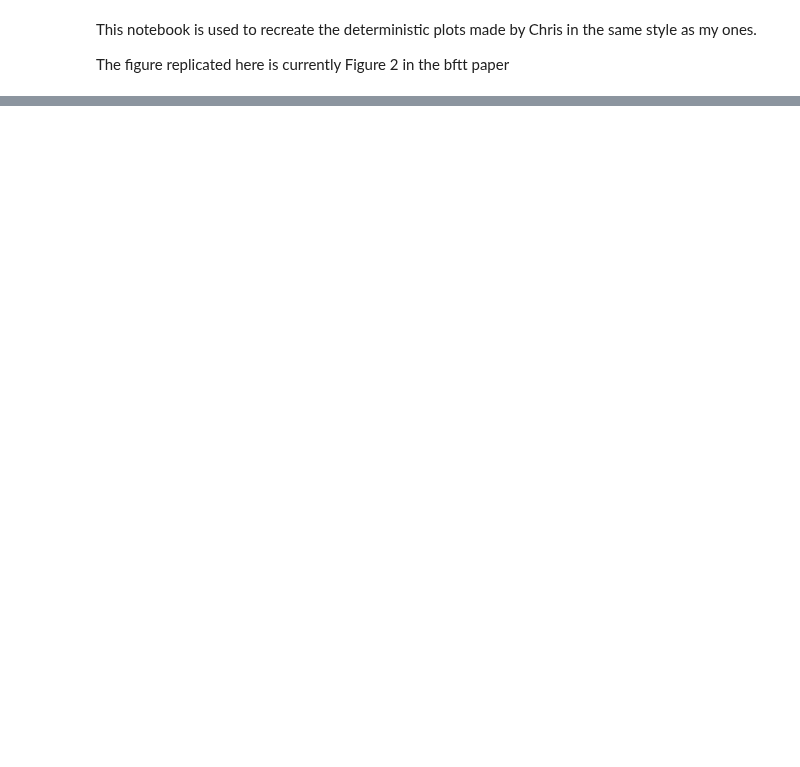
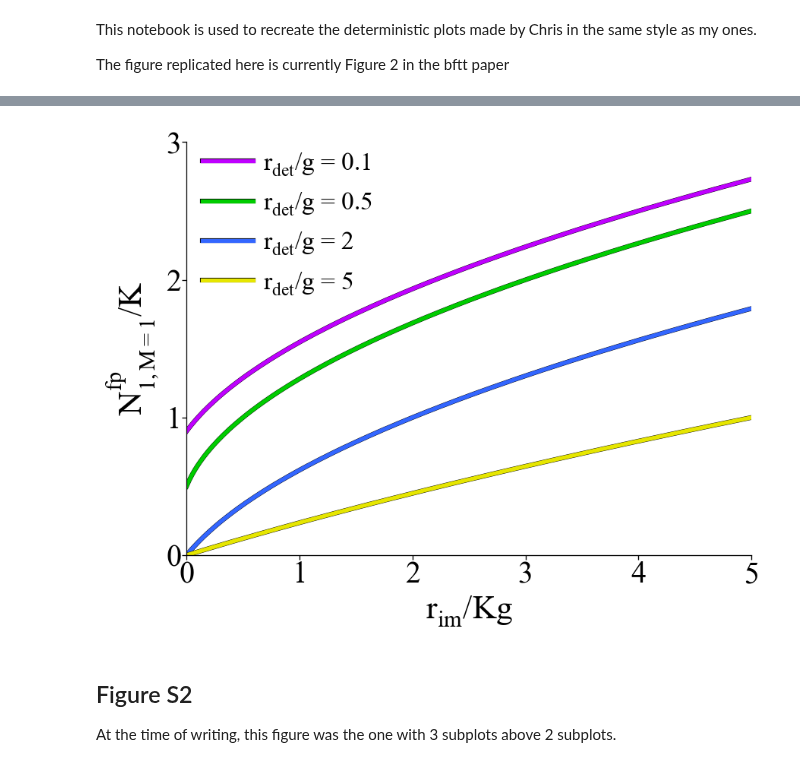
Before and after one commit to patricksinclair/multispecies_postprocessing, a Jupyter notebook: biofilm_threshold_theory/chris_figure_plotter.ipynb, the cells around one changed output, grey strips where cells are left out. Drawn from its saved outputs; the diff is of its cells as text; code cells hidden in the pictures; blank space fills up the shorter version.

```diff
--- a/biofilm_threshold_theory/chris_figure_plotter.ipynb
+++ b/biofilm_threshold_theory/chris_figure_plotter.ipynb
@@ -114,0 +115,49 @@ plt.show()
+# %%
+def Np(d, i):
+    # d = r_det/g
+    # i = r_im/(Kg)
+    return (1-d)*(0.5+0.5*np.sqrt(1+(4*i)/(1-d)**2))
+
+def Nm(d, i):
+
+    return (1-d)*(0.5-0.5*np.sqrt(1+(4*i)/(1-d)**2))
+
+r_imm_vals = np.linspace(0, 5, 200) # values of r_Imm/Kg used for supplementary figure 1
+# %%
+purple_line_s1 = Np(0.1, r_imm_vals)
+green_line_s1 = Np(0.5, r_imm_vals)
+blue_line_s1 = Nm(2, r_imm_vals)
+yellow_line_s1 = Nm(5, r_imm_vals)
+# %%
+fig, ax = plt.subplots(dpi=120)
+fig.set_size_inches(8, 6)
+ax.spines['top'].set_visible(False)
+ax.spines['right'].set_visible(False)
+ax.tick_params(axis='both', labelsize=24, pad=0.8)
+
+lw = 3.2
+label_prefix = '$r_{det}/g$ = '
+
+ax.plot(r_imm_vals, purple_line_s1, lw=lw, color='#bf00ff', label=label_prefix+'0.1', path_effects=[pe.Stroke(linewidth=line_width+1.5, foreground='k'), pe.Normal()])
+ax.plot(r_imm_vals, green_line_s1, lw=lw, color='#00cc00', label=label_prefix+'0.5', path_effects=[pe.Stroke(linewidth=line_width+1.5, foreground='k'), pe.Normal()])
+ax.plot(r_imm_vals, blue_line_s1, lw=lw, color='#3366ff', label=label_prefix+'2', path_effects=[pe.Stroke(linewidth=line_width+1.5, foreground='k'), pe.Normal()])
+ax.plot(r_imm_vals, yellow_line_s1, lw=lw, color='#e6e600', label=label_prefix+'5', path_effects=[pe.Stroke(linewidth=line_width+1.5, foreground='k'), pe.Normal()])
+
+ax.set_xlabel('$r_{im}/Kg$', fontsize=26)
+ax.set_ylabel('$N^{fp}_{1, M=1}/K$', fontsize=26)
+
+ax.set_xlim(0, 5)
+ax.set_ylim(0, 3)
+
+ax.yaxis.set_major_locator(plt.MaxNLocator(3))
+
+ax.legend(fontsize=20, handletextpad=0.4, frameon=False, loc=(0.01, 0.6))
+
+plt.savefig('paper_plots/supplementary_1MH_solution_patrick.pdf', bbox_inches='tight', dpi=420)
+plt.show()
+# %% [output]
+[figure, added]
+# %% [markdown]
+## Figure S2
+
+At the time of writing, this figure was the one with 3 subplots above 2 subplots.
```
Also changed, not shown: parts of 12 cells of this notebook, 6 other files.
